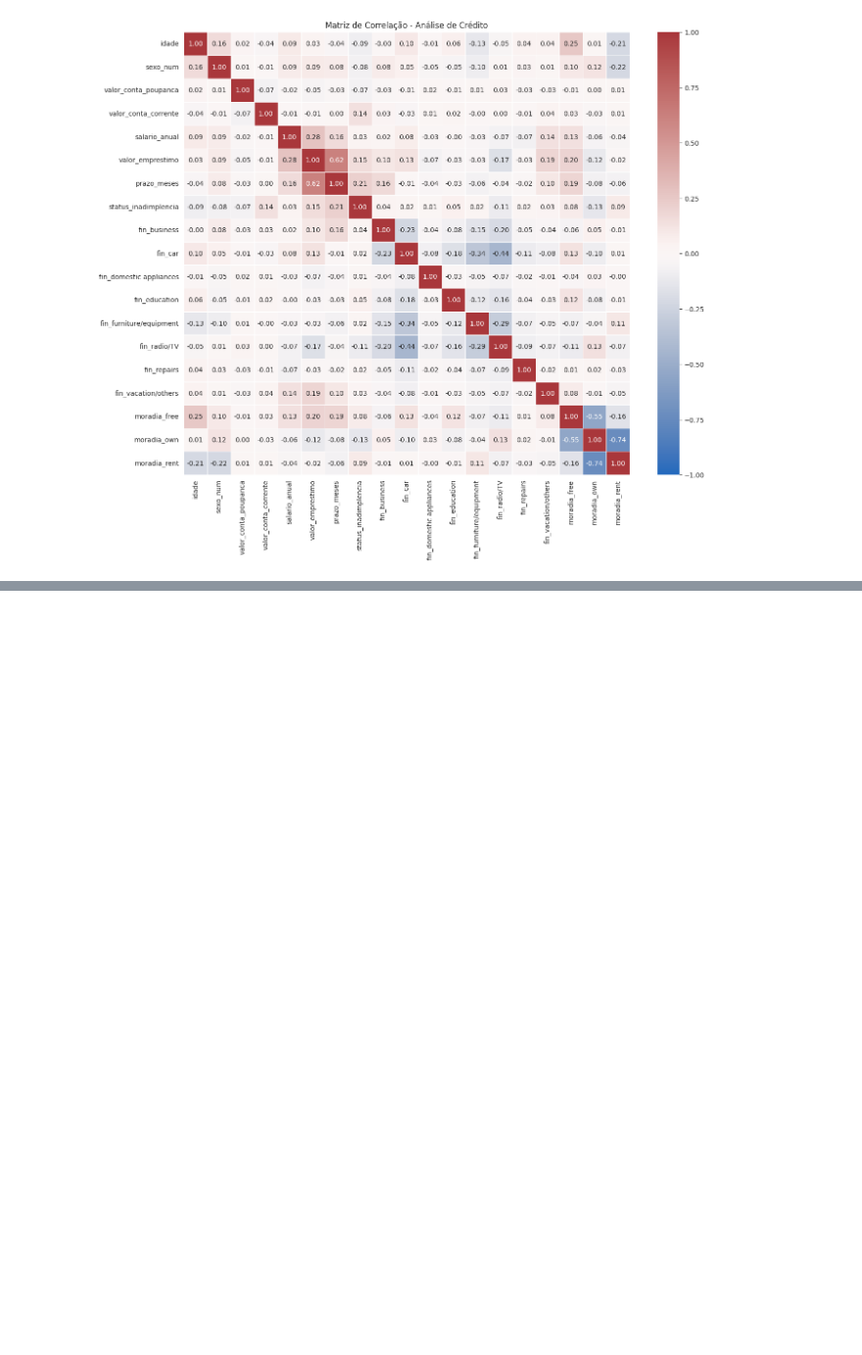
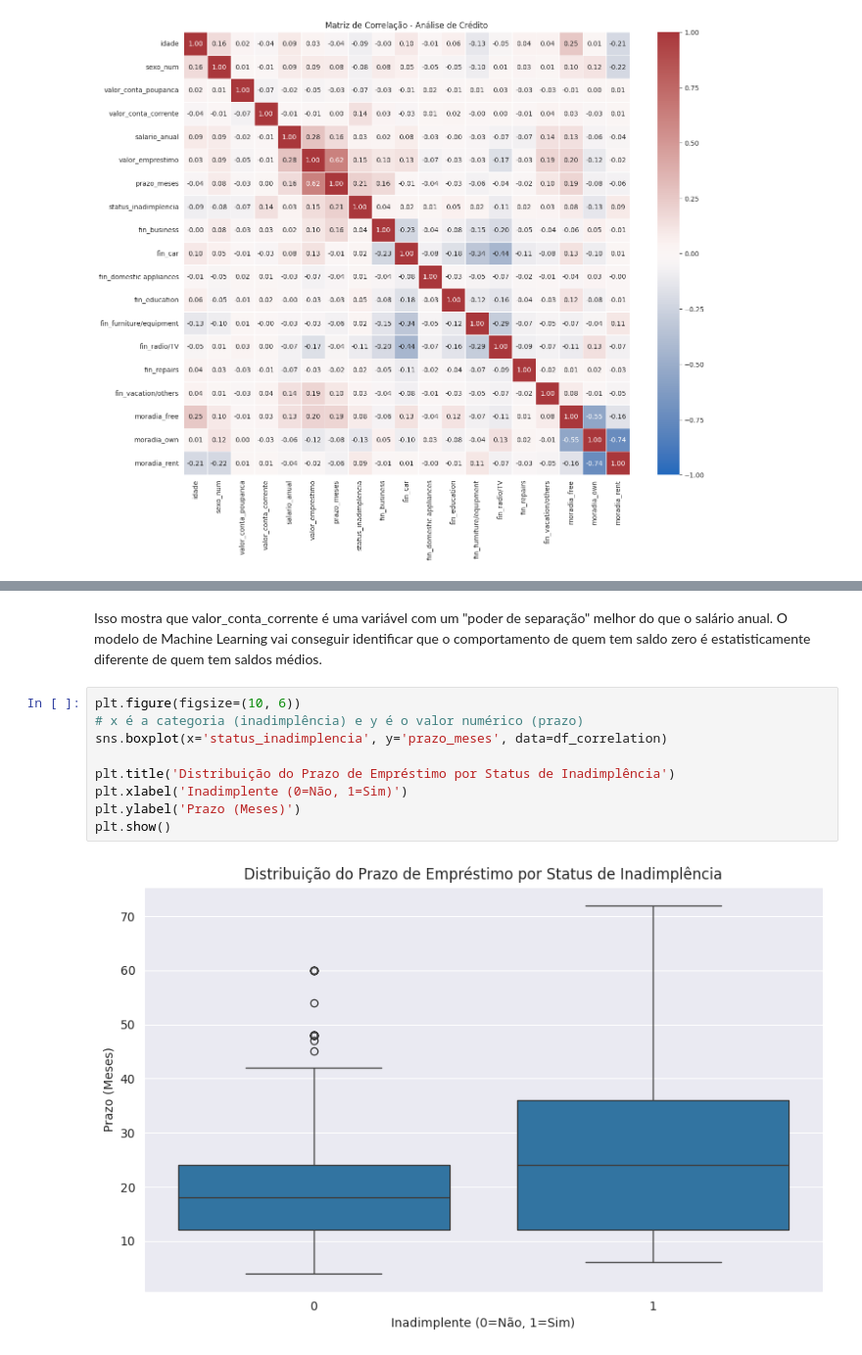
Before and after one commit to henriqueluza/Credit-Analysis-Model, a Jupyter notebook: notebooks/02_analise_exploratorioa.ipynb, the cells around one changed output, grey strips where cells are left out. Shown at 98% size. Saved outputs shown, nothing was run; the diff lists cells and outputs as text; blank space fills up the shorter version.

```diff
--- a/notebooks/02_analise_exploratorioa.ipynb
+++ b/notebooks/02_analise_exploratorioa.ipynb
@@ -139,0 +161,13 @@ Com base nisso, podemos observar que as seguintes variáveis possuem um valor qu
+# %% [markdown]
+Isso mostra que valor_conta_corrente é uma variável com um "poder de separação" melhor do que o salário anual. O modelo de Machine Learning vai conseguir identificar que o comportamento de quem tem saldo zero é estatisticamente diferente de quem tem saldos médios.
+# %%
+plt.figure(figsize=(10, 6))
+# x é a categoria (inadimplência) e y é o valor numérico (prazo)
+sns.boxplot(x='status_inadimplencia', y='prazo_meses', data=df_correlation)
+
+plt.title('Distribuição do Prazo de Empréstimo por Status de Inadimplência')
+plt.xlabel('Inadimplente (0=Não, 1=Sim)')
+plt.ylabel('Prazo (Meses)')
+plt.show()
+# %% [output]
+[figure, added]
```
Also changed, not shown: parts of 11 cells of this notebook.
